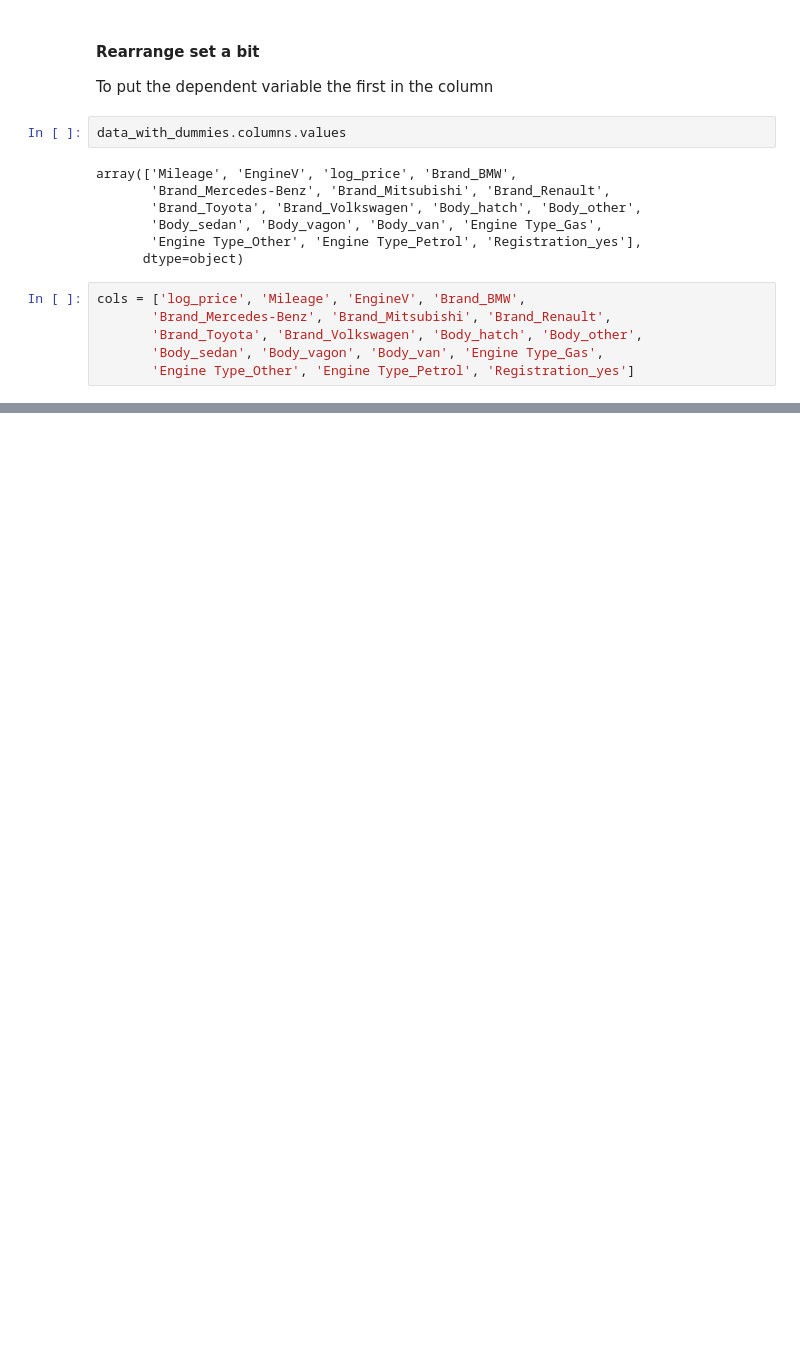
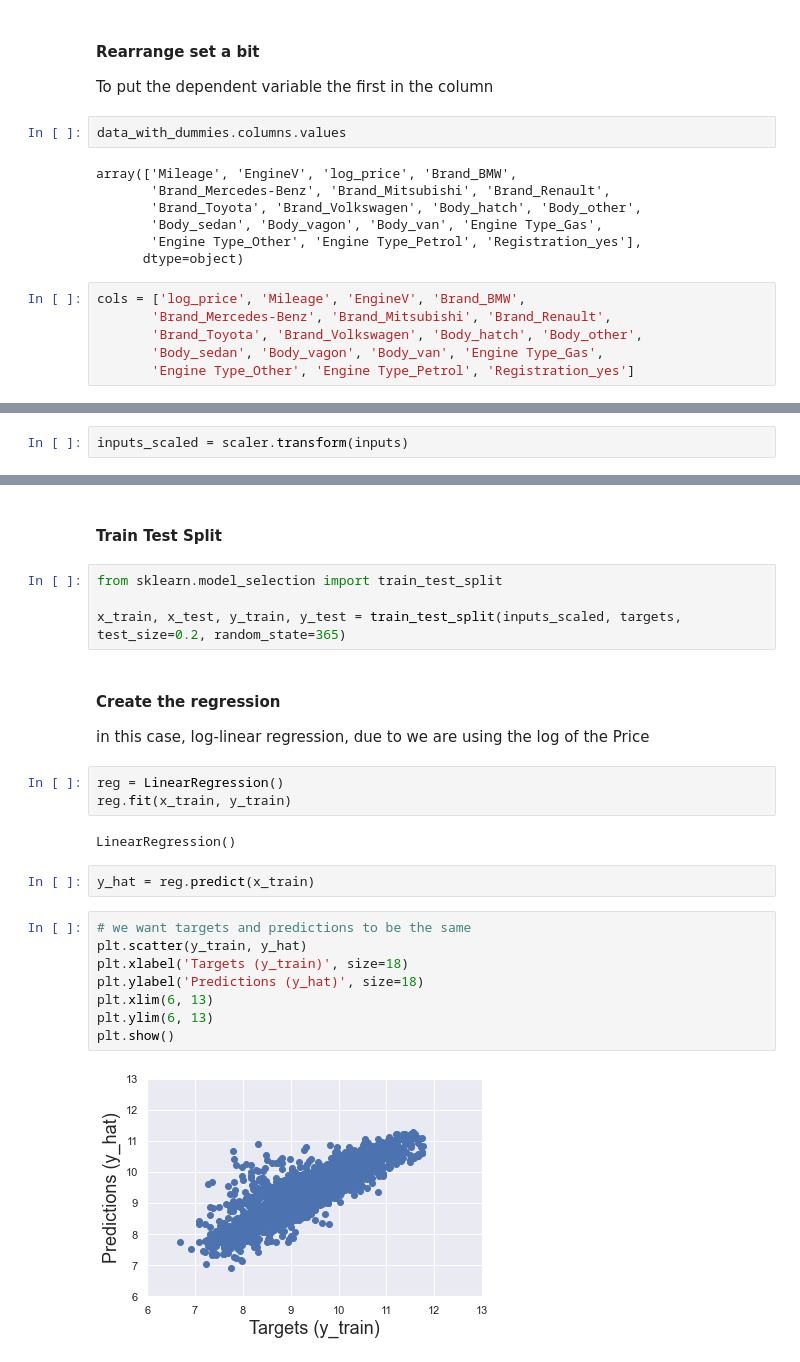
Before and after one commit to abel672/data-science-bootcamp-365, a Jupyter notebook: Section-15-Linear-regression-with-sklearn/05-Practical-example-linear-regresssion.ipynb, the cells around one changed output, grey strips where cells are left out. Drawn from its saved outputs; the diff is of its cells as text; blank space fills up the shorter version.

Commit message:
Practical example: Linear Regression part 4
Building Linear Regression

```diff
--- a/Section-15-Linear-regression-with-sklearn/05-Practical-example-linear-regresssion.ipynb
+++ b/Section-15-Linear-regression-with-sklearn/05-Practical-example-linear-regresssion.ipynb
@@ -366,0 +375,2 @@ data_preprocessed.head()
+# %%
+inputs_scaled = scaler.transform(inputs)
@@ -366,0 +381,27 @@ data_preprocessed.head()
+# %% [markdown]
+#### Train Test Split
+# %%
+from sklearn.model_selection import train_test_split
+
+x_train, x_test, y_train, y_test = train_test_split(inputs_scaled, targets, test_size=0.2, random_state=365)
+# %% [markdown]
+#### Create the regression
+
+in this case, log-linear regression, due to we are using the log of the Price
+# %%
+reg = LinearRegression()
+reg.fit(x_train, y_train)
+# %% [output]
+LinearRegression()
+# %%
+y_hat = reg.predict(x_train)
+# %%
+# we want targets and predictions to be the same
+plt.scatter(y_train, y_hat)
+plt.xlabel('Targets (y_train)', size=18)
+plt.ylabel('Predictions (y_hat)', size=18)
+plt.xlim(6, 13)
+plt.ylim(6, 13)
+plt.show()
+# %% [output]
+[figure, added]
```
Also changed, not shown: parts of 18 cells of this notebook.
